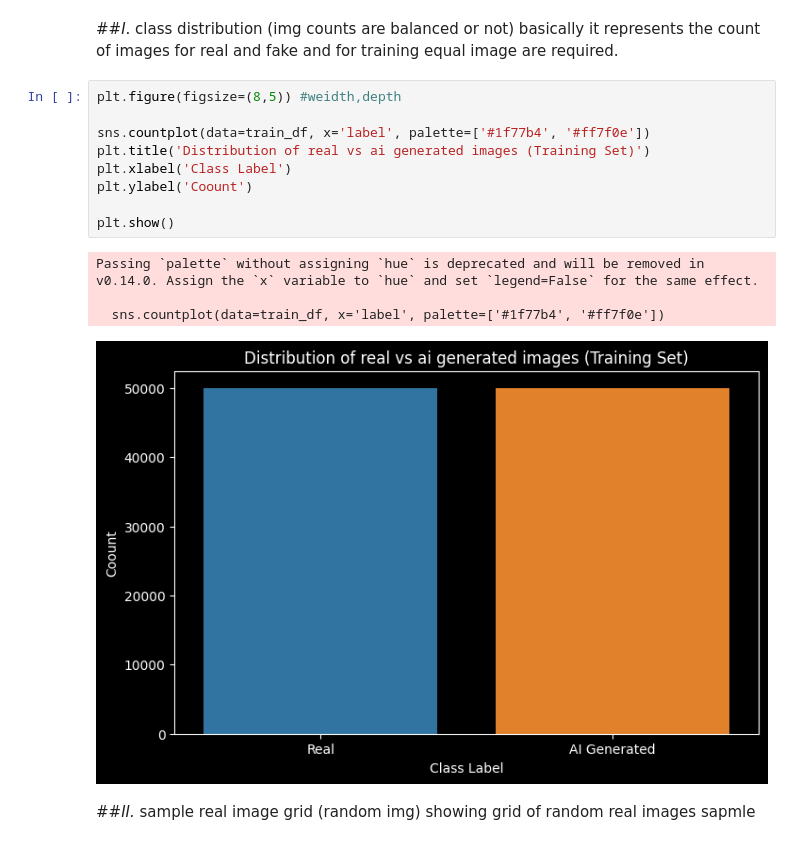
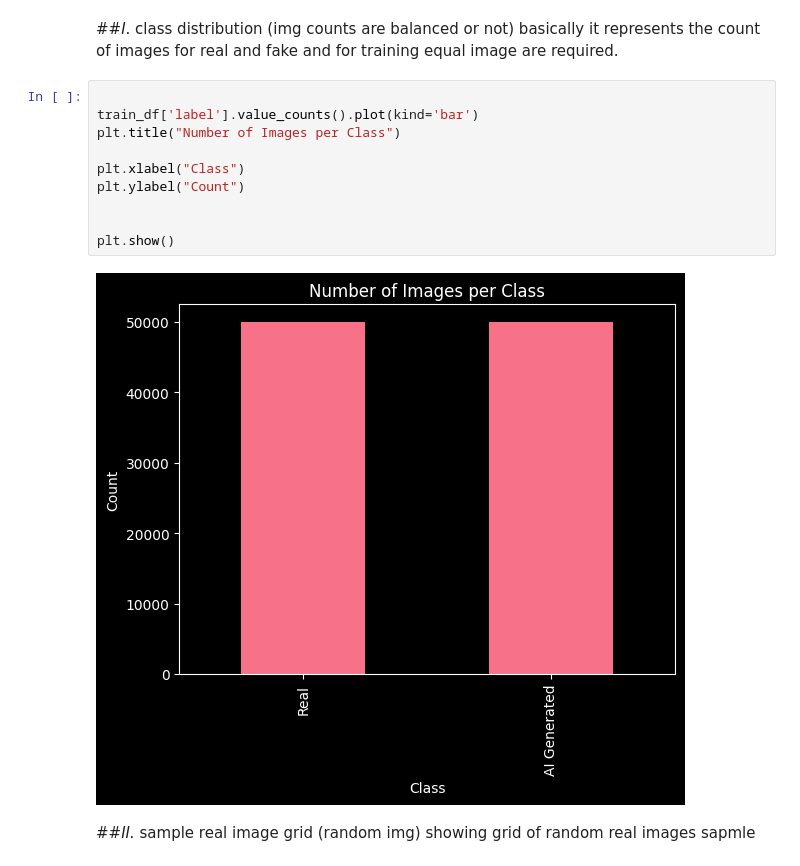
Before and after one commit to late-cat/First-Colab, a Jupyter notebook: Untitled2.ipynb, the cells around one changed output. Drawn from its saved outputs; the diff is of its cells as text.

```diff
--- a/Untitled2.ipynb
+++ b/Untitled2.ipynb
@@ -83,20 +83,18 @@ sns.set_palette("husl")
 # %% [markdown]
 ##*I*. class distribution (img counts are balanced or not)
 basically it represents the count of images for real and fake and for training equal image are required.
-# %%
-plt.figure(figsize=(8,5)) #weidth,depth
-
-sns.countplot(data=train_df, x='label', palette=['#1f77b4', '#ff7f0e'])
-plt.title('Distribution of real vs ai generated images (Training Set)')
-plt.xlabel('Class Label')
-plt.ylabel('Coount')
-
-plt.show()
-# %% [output]
-Passing `palette` without assigning `hue` is deprecated and will be removed in v0.14.0. Assign the `x` variable to `hue` and set `legend=False` for the same effect.
-
-  sns.countplot(data=train_df, x='label', palette=['#1f77b4', '#ff7f0e'])
-[figure, removed]
+# %%
+
+train_df['label'].value_counts().plot(kind='bar')
+plt.title("Number of Images per Class")
+
+plt.xlabel("Class")
+plt.ylabel("Count")
+
+
+plt.show()
+# %% [output]
+[figure, added]
 # %% [markdown]
 ##*II.* sample real image grid (random img)
 showing grid of random real images sapmle
```
Also changed, not shown: parts of 2 cells of this notebook.
